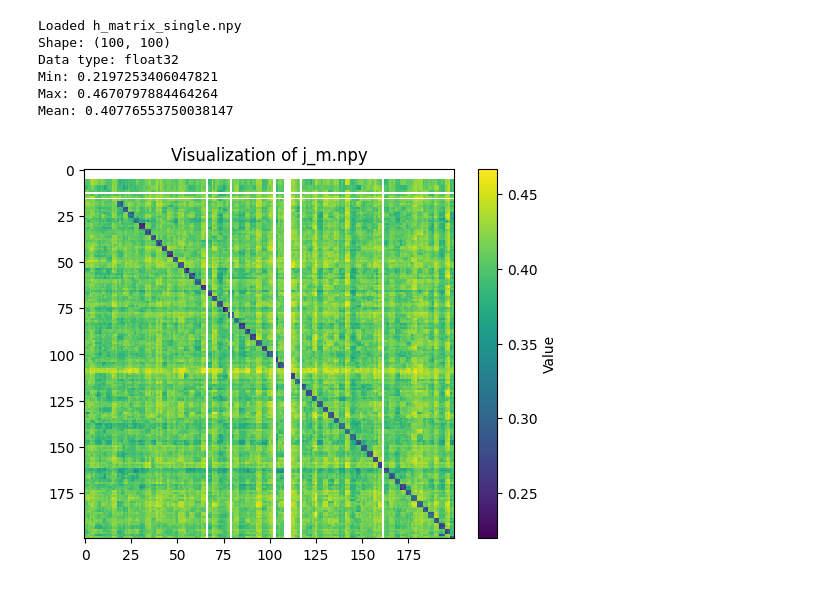
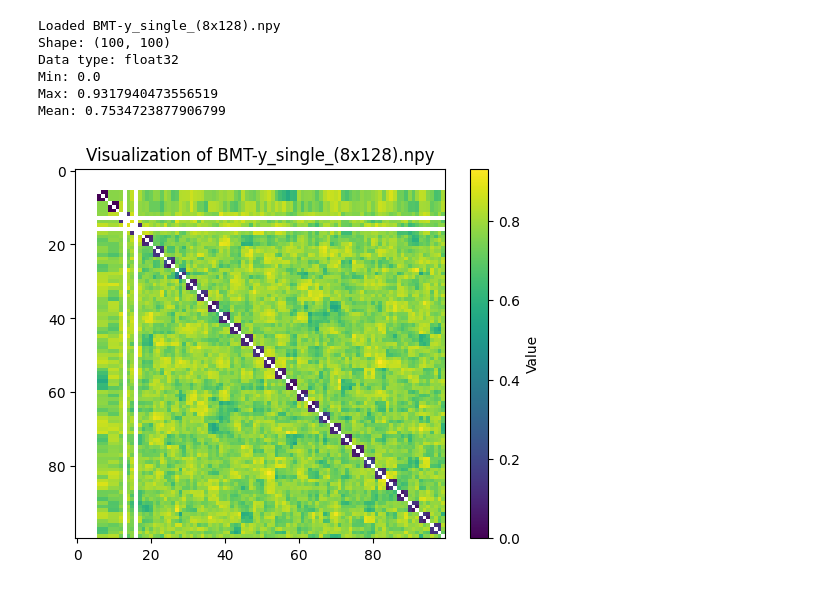
Before and after one commit to Pantarat/open-iris-pantarat, a Jupyter notebook: colab/temp_visualize.ipynb, the cells around one changed output. Drawn from its saved outputs; the diff is of its cells as text; code cells hidden in the pictures.

```diff
--- a/colab/temp_visualize.ipynb
+++ b/colab/temp_visualize.ipynb
@@ -1,32 +1,32 @@
 # %%
 import numpy as np
 import matplotlib.pyplot as plt
 
 # ===== CONFIG =====
-file_path = "h_matrix_single.npy"  # Change to your file
+file_path = "BMT-y_single_(8x128).npy"  # Change to your file
 
 # Load the .npy file
 data = np.load(file_path)[:100,:100]  # Load only a subset for visualization
 
 print(f"Loaded {file_path}")
 print(f"Shape: {data.shape}")
 print(f"Data type: {data.dtype}")
 
 # Show basic statistics
 print(f"Min: {np.nanmin(data)}")
 print(f"Max: {np.nanmax(data)}")
 print(f"Mean: {np.nanmean(data)}")
 
 # Visualize as a heatmap
 plt.imshow(data, cmap="viridis", interpolation="nearest")
 plt.colorbar(label="Value")
 plt.title(f"Visualization of {file_path}")
 plt.show()
 # %% [output]
-Loaded h_matrix_single.npy
+Loaded BMT-y_single_(8x128).npy
 Shape: (100, 100)
 Data type: float32
-Min: 0.2197253406047821
-Max: 0.4670797884464264
-Mean: 0.40776553750038147
+Min: 0.0
+Max: 0.9317940473556519
+Mean: 0.7534723877906799
-[figure, old version]
+[figure, new version]
```
Also changed, not shown: 11 other files.
